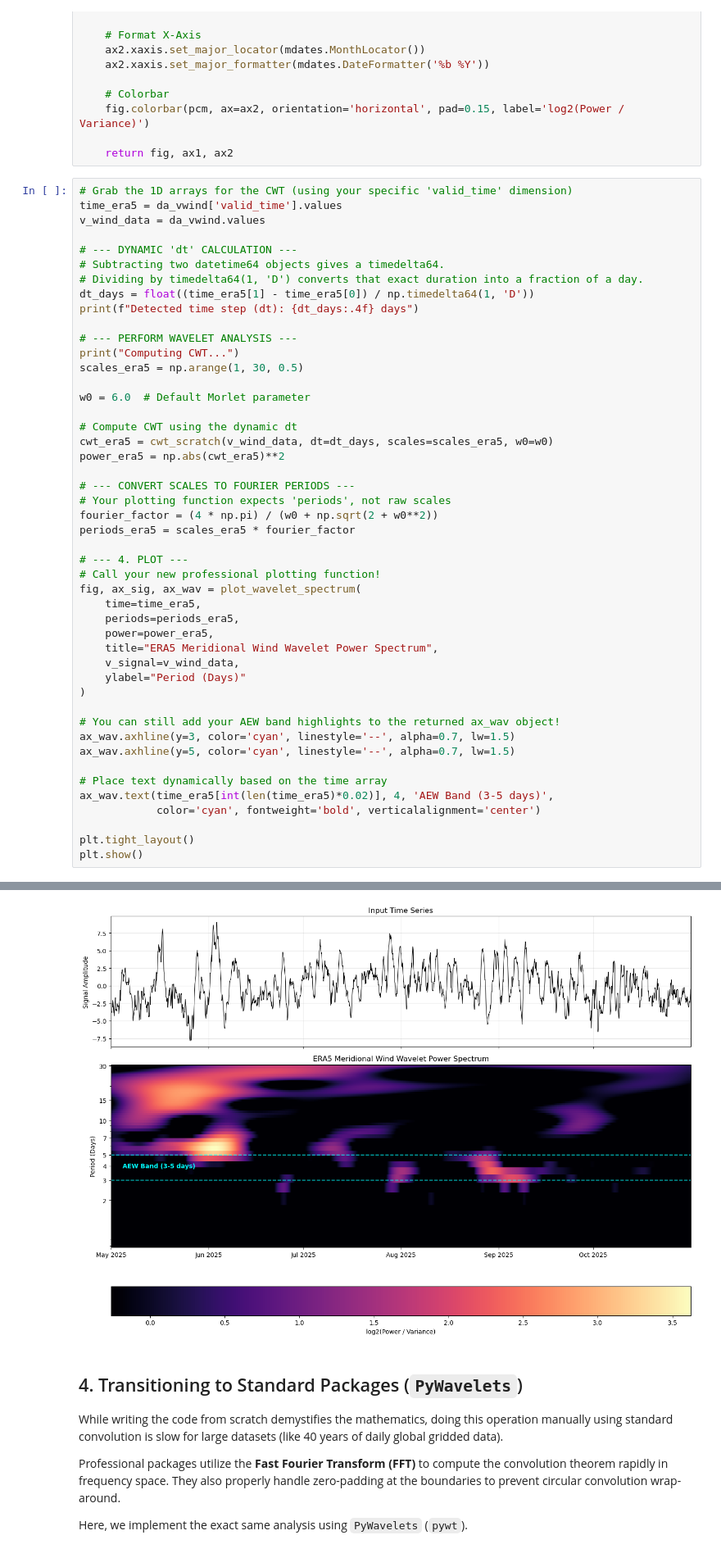
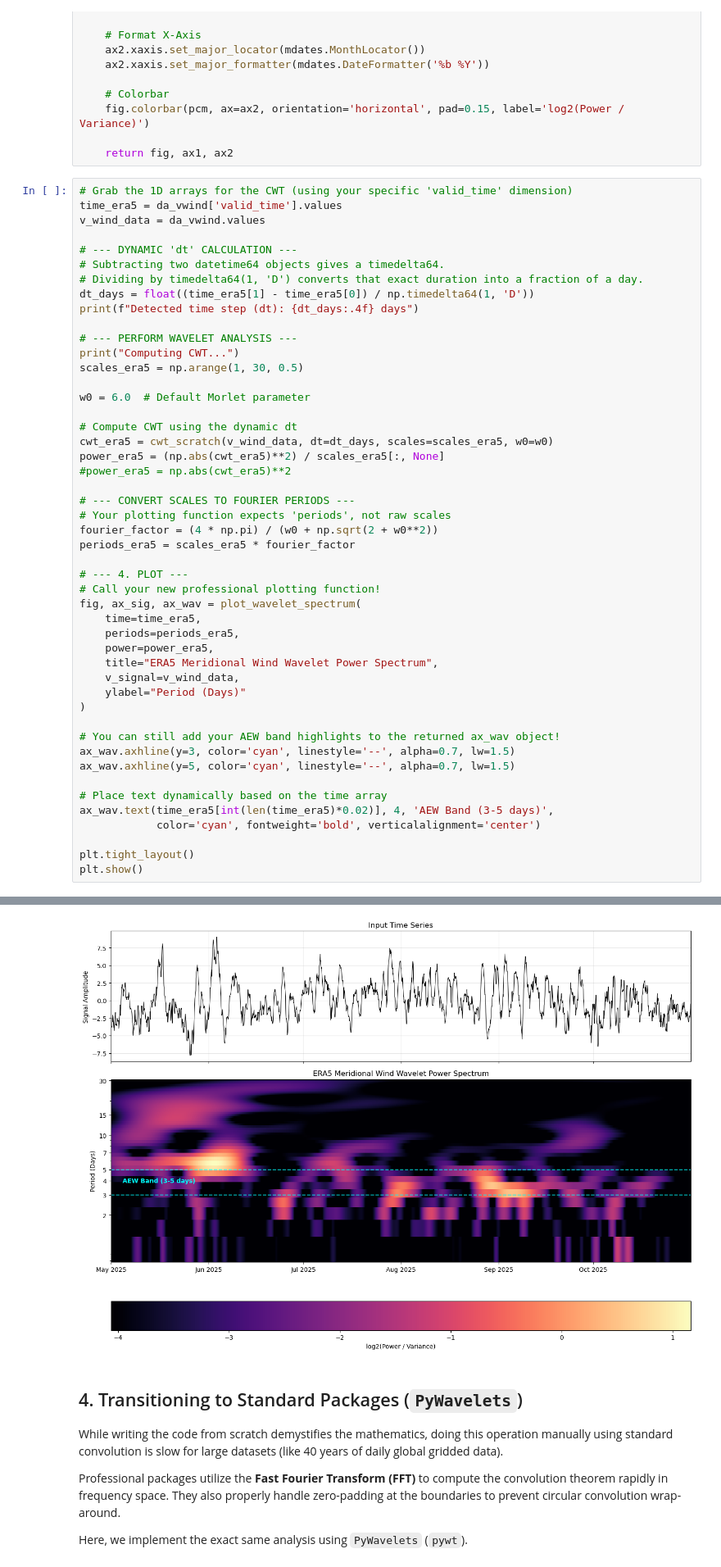
Before and after one commit to adriantompkins/climate-book, a Jupyter notebook: notebooks/part2_cda/climdata_wavelet_analysis.ipynb, the cells around one changed output, grey strips where cells are left out. Shown at 82% size. Cells and saved outputs as stored; diff of their text form.

```diff
--- a/notebooks/part2_cda/climdata_wavelet_analysis.ipynb
+++ b/notebooks/part2_cda/climdata_wavelet_analysis.ipynb
@@ -644,38 +644,39 @@ w0 = 6.0  # Default Morlet parameter
 
 # Compute CWT using the dynamic dt
 cwt_era5 = cwt_scratch(v_wind_data, dt=dt_days, scales=scales_era5, w0=w0)
-power_era5 = np.abs(cwt_era5)**2
+power_era5 = (np.abs(cwt_era5)**2) / scales_era5[:, None]
+#power_era5 = np.abs(cwt_era5)**2
 
 # --- CONVERT SCALES TO FOURIER PERIODS ---
 # Your plotting function expects 'periods', not raw scales
 fourier_factor = (4 * np.pi) / (w0 + np.sqrt(2 + w0**2))
 periods_era5 = scales_era5 * fourier_factor
 
 # --- 4. PLOT ---
 # Call your new professional plotting function!
 fig, ax_sig, ax_wav = plot_wavelet_spectrum(
     time=time_era5,
     periods=periods_era5,
     power=power_era5,
     title="ERA5 Meridional Wind Wavelet Power Spectrum",
     v_signal=v_wind_data,
     ylabel="Period (Days)"
 )
 
 # You can still add your AEW band highlights to the returned ax_wav object!
 ax_wav.axhline(y=3, color='cyan', linestyle='--', alpha=0.7, lw=1.5)
 ax_wav.axhline(y=5, color='cyan', linestyle='--', alpha=0.7, lw=1.5)
 
 # Place text dynamically based on the time array
 ax_wav.text(time_era5[int(len(time_era5)*0.02)], 4, 'AEW Band (3-5 days)',
             color='cyan', fontweight='bold', verticalalignment='center')
 
 plt.tight_layout()
 plt.show()
 # %% [output]
 Detected time step (dt): 0.0417 days
 Computing CWT...
-[figure, old version]
+[figure, new version]
 # %% [markdown]
 ## 4. Transitioning to Standard Packages (`PyWavelets`)
 
```
Also changed, not shown: parts of 6 cells of this notebook.
